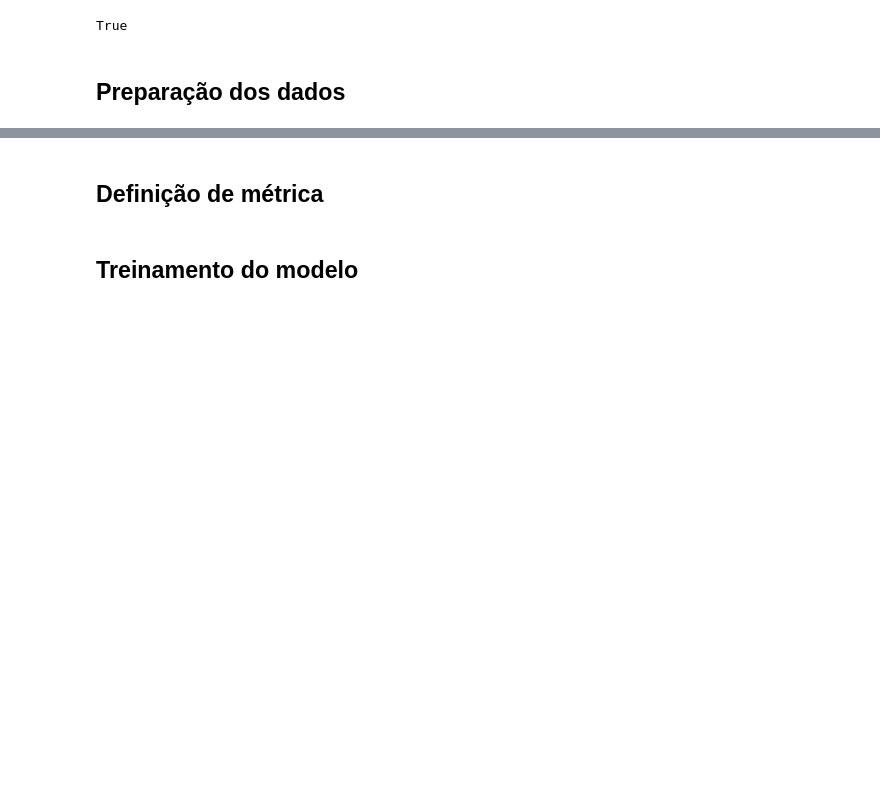
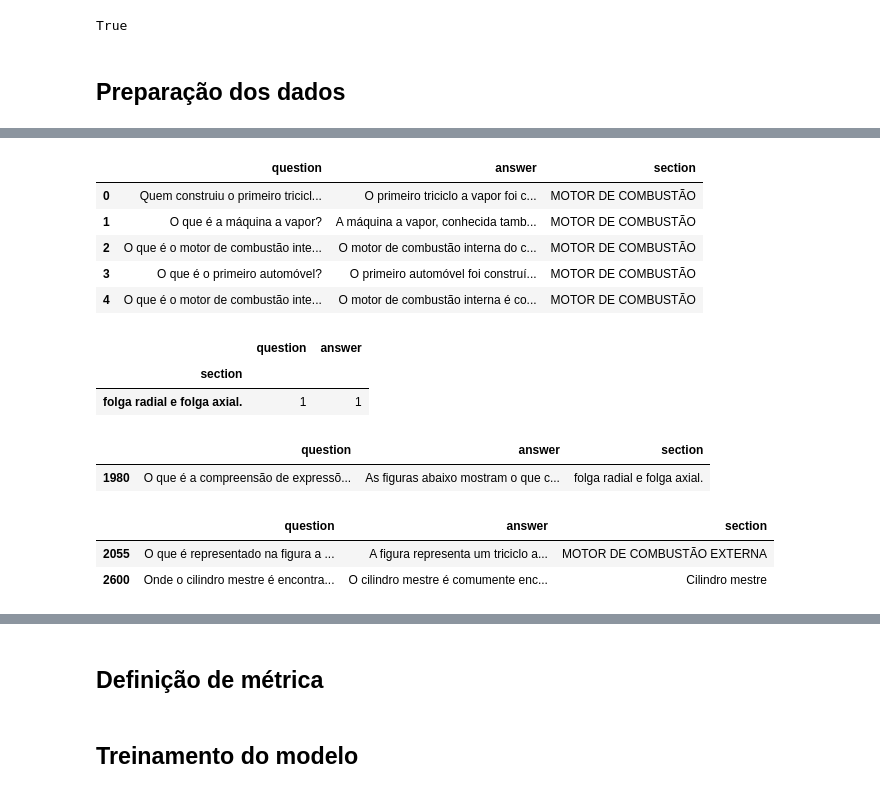
Before and after one commit to EdmilsonSantana/auto-qa-gen, a Jupyter notebook: notebooks/PTT5_Fine_Tuning.ipynb, the cells around one changed output, grey strips where cells are left out. Saved outputs shown, nothing was run; the diff lists cells and outputs as text; code cells hidden in the pictures; blank space fills up the shorter version.

```diff
--- a/notebooks/PTT5_Fine_Tuning.ipynb
+++ b/notebooks/PTT5_Fine_Tuning.ipynb
@@ -66,8 +49,9 @@ with open(f"{DATA_DIR}/vehicle_repair_and_maintenance_qa.json", 'r', encoding='u
 # %%
 questions = [entry['data']['question'] for entry in data]
 answers = [entry['data']['answer'] for entry in data]
+sections = [entry['metadata']['section'] for entry in data]
 # %%
-df_qa = pd.DataFrame({'question': questions, 'answer': answers})
+df_qa = pd.DataFrame({'question': questions, 'answer': answers, 'section': sections})
 # %%
 df_qa.info()
 # %% [output]
@@ -86,0 +83,9 @@ dataset = Dataset.from_dict({'question': df_qa['question'], 'answer': df_qa['ans
+# %%
+df_qa.head()
+# %% [output]
+|  | question | answer | section |
+| 0 | Quem construiu o primeiro tricicl... | O primeiro triciclo a vapor foi c... | MOTOR DE COMBUSTÃO |
+| 1 | O que é a máquina a vapor? | A máquina a vapor, conhecida tamb... | MOTOR DE COMBUSTÃO |
+| 2 | O que é o motor de combustão inte... | O motor de combustão interna do c... | MOTOR DE COMBUSTÃO |
+| 3 | O que é o primeiro automóvel? | O primeiro automóvel foi construí... | MOTOR DE COMBUSTÃO |
+| 4 | O que é o motor de combustão inte... | O motor de combustão interna é co... | MOTOR DE COMBUSTÃO |
@@ -86,0 +94,17 @@ dataset = Dataset.from_dict({'question': df_qa['question'], 'answer': df_qa['ans
+# %%
+counts_by_section[counts_by_section['question'] == 1]
+# %% [output]
+|  | question | answer |
+| section |  |  |
+| folga radial e folga axial. | 1 | 1 |
+# %%
+df_qa[df_qa['section'] == 'folga radial e folga axial.']
+# %% [output]
+|  | question | answer | section |
+| 1980 | O que é a compreensão de expressõ... | As figuras abaixo mostram o que c... | folga radial e folga axial. |
+# %%
+df_qa[df_qa['question'].str.contains('figura')]
+# %% [output]
+|  | question | answer | section |
+| 2055 | O que é representado na figura a ... | A figura representa um triciclo a... | MOTOR DE COMBUSTÃO EXTERNA |
+| 2600 | Onde o cilindro mestre é encontra... | O cilindro mestre é comumente enc... | Cilindro mestre |
```
Also changed, not shown: parts of 51 cells of this notebook.
